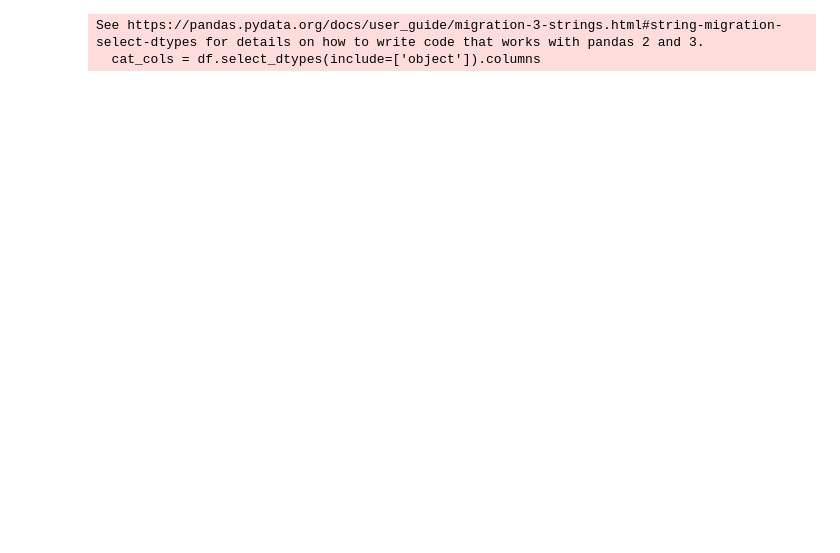
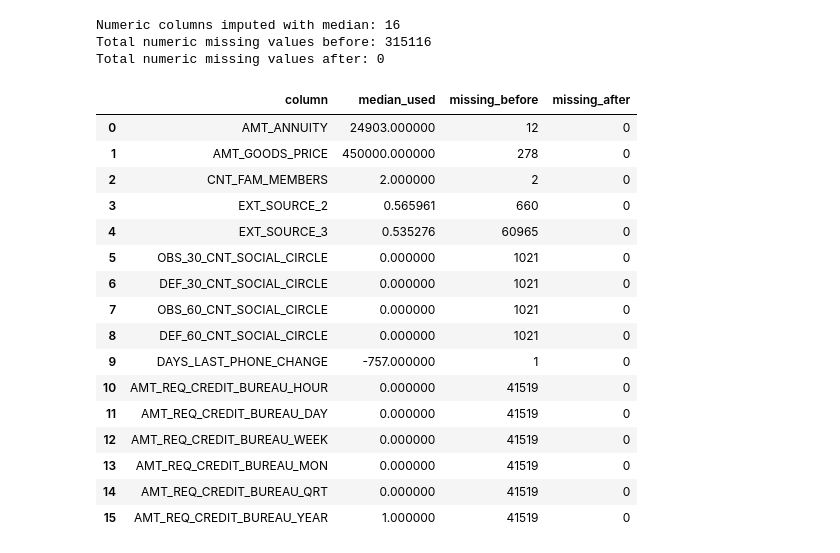
Before and after one commit to EnderEysah777/COMP6940-Assignment-2, a Jupyter notebook: part2_classification/01_ingest_clean.ipynb, the cells around one changed output. Cells and saved outputs as stored; diff of their text form; code cells hidden in the pictures; blank space fills up the shorter version.

Commit message:
Last fixes

```diff
--- a/part2_classification/01_ingest_clean.ipynb
+++ b/part2_classification/01_ingest_clean.ipynb
@@ -50,8 +69,17 @@ dtype: int64
 # %%
-#Drop columns with more than 40% missing values
-missing_ratio = df.isnull().mean()
-cols_to_drop = missing_ratio[missing_ratio > 0.4].index
+# Rule 2a: Drop columns with >40% missing values
+missing_pct = df.isnull().mean() * 100
+cols_to_drop = missing_pct[missing_pct > 40].sort_values(ascending=False).index.tolist()
+
+cleaning_audit["drop_cols_gt_40pct_missing"] = {
+    "num_columns_dropped": len(cols_to_drop),
+    "columns_dropped": cols_to_drop
+}
+
+print(f"Columns to drop (>40% missing): {len(cols_to_drop)}")
+print(cols_to_drop)
 
 df = df.drop(columns=cols_to_drop)
-print(len(cols_to_drop))
+
+print(f"Shape after dropping high-missing columns: {df.shape}")
 # %% [output]
@@ -59,10 +92,59 @@ print(len(cols_to_drop))
 # %%
-#For numerical columns, fill missing values with median
-cat_cols = df.select_dtypes(include=['object']).columns
+# Rule 2b: Median imputation for remaining numeric columns
+numeric_cols = df.select_dtypes(include=["number"]).columns.tolist()
 
-#For categorical columns, fill missing values with mode
-for col in cat_cols:
-    df[col] = df[col].fillna(df[col].mode()[0])
+# Exclude TARGET from imputation logic if you want to be explicit
+numeric_feature_cols = [c for c in numeric_cols if c != "TARGET"]
+
+numeric_missing_before = df[numeric_feature_cols].isnull().sum()
+numeric_missing_cols = numeric_missing_before[numeric_missing_before > 0].index.tolist()
+numeric_missing_total_before = int(numeric_missing_before.sum())
+
+median_impute_summary = []
+
+for col in numeric_missing_cols:
+    before_missing = int(df[col].isnull().sum())
+    median_value = df[col].median()
+    df[col] = df[col].fillna(median_value)
+    after_missing = int(df[col].isnull().sum())
+    median_impute_summary.append({
+        "column": col,
+        "median_used": median_value,
+        "missing_before": before_missing,
+        "missing_after": after_missing
+    })
+
+numeric_missing_total_after = int(df[numeric_feature_cols].isnull().sum().sum())
+
+cleaning_audit["numeric_median_imputation"] = {
+    "num_columns_imputed": len(numeric_missing_cols),
+    "total_missing_before": numeric_missing_total_before,
+    "total_missing_after": numeric_missing_total_after
+}
+
+print(f"Numeric columns imputed with median: {len(numeric_missing_cols)}")
+print(f"Total numeric missing values before: {numeric_missing_total_before}")
+print(f"Total numeric missing values after: {numeric_missing_total_after}")
+
+pd.DataFrame(median_impute_summary).head(20)
 # %% [output]
-See https://pandas.pydata.org/docs/user_guide/migration-3-strings.html#string-migration-select-dtypes for details on how to write code that works with pandas 2 and 3.
-  cat_cols = df.select_dtypes(include=['object']).columns
+Numeric columns imputed with median: 16
+Total numeric missing values before: 315116
+Total numeric missing values after: 0
+|  | column | median_used | missing_before | missing_after |
+| 0 | AMT_ANNUITY | 24903.000000 | 12 | 0 |
+| 1 | AMT_GOODS_PRICE | 450000.000000 | 278 | 0 |
+| 2 | CNT_FAM_MEMBERS | 2.000000 | 2 | 0 |
+| 3 | EXT_SOURCE_2 | 0.565961 | 660 | 0 |
+| 4 | EXT_SOURCE_3 | 0.535276 | 60965 | 0 |
+| 5 | OBS_30_CNT_SOCIAL_CIRCLE | 0.000000 | 1021 | 0 |
+| 6 | DEF_30_CNT_SOCIAL_CIRCLE | 0.000000 | 1021 | 0 |
+| 7 | OBS_60_CNT_SOCIAL_CIRCLE | 0.000000 | 1021 | 0 |
+| 8 | DEF_60_CNT_SOCIAL_CIRCLE | 0.000000 | 1021 | 0 |
+| 9 | DAYS_LAST_PHONE_CHANGE | -757.000000 | 1 | 0 |
+| 10 | AMT_REQ_CREDIT_BUREAU_HOUR | 0.000000 | 41519 | 0 |
+| 11 | AMT_REQ_CREDIT_BUREAU_DAY | 0.000000 | 41519 | 0 |
+| 12 | AMT_REQ_CREDIT_BUREAU_WEEK | 0.000000 | 41519 | 0 |
+| 13 | AMT_REQ_CREDIT_BUREAU_MON | 0.000000 | 41519 | 0 |
+| 14 | AMT_REQ_CREDIT_BUREAU_QRT | 0.000000 | 41519 | 0 |
+| 15 | AMT_REQ_CREDIT_BUREAU_YEAR | 1.000000 | 41519 | 0 |
```
Also changed, not shown: parts of 19 cells of this notebook, 2 other files.
